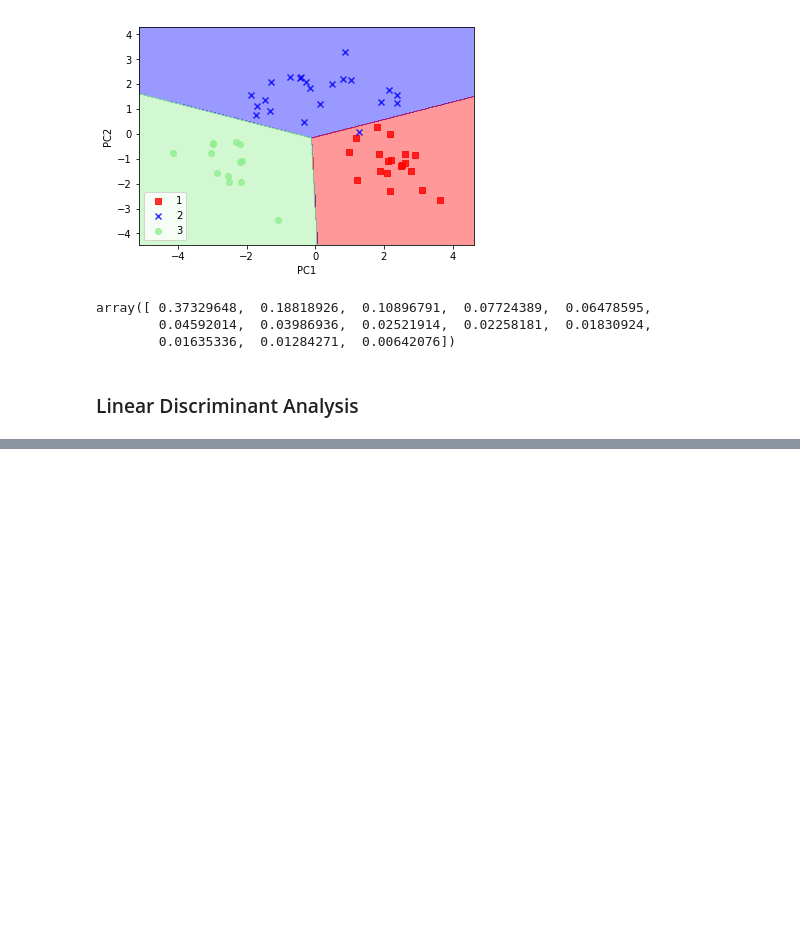
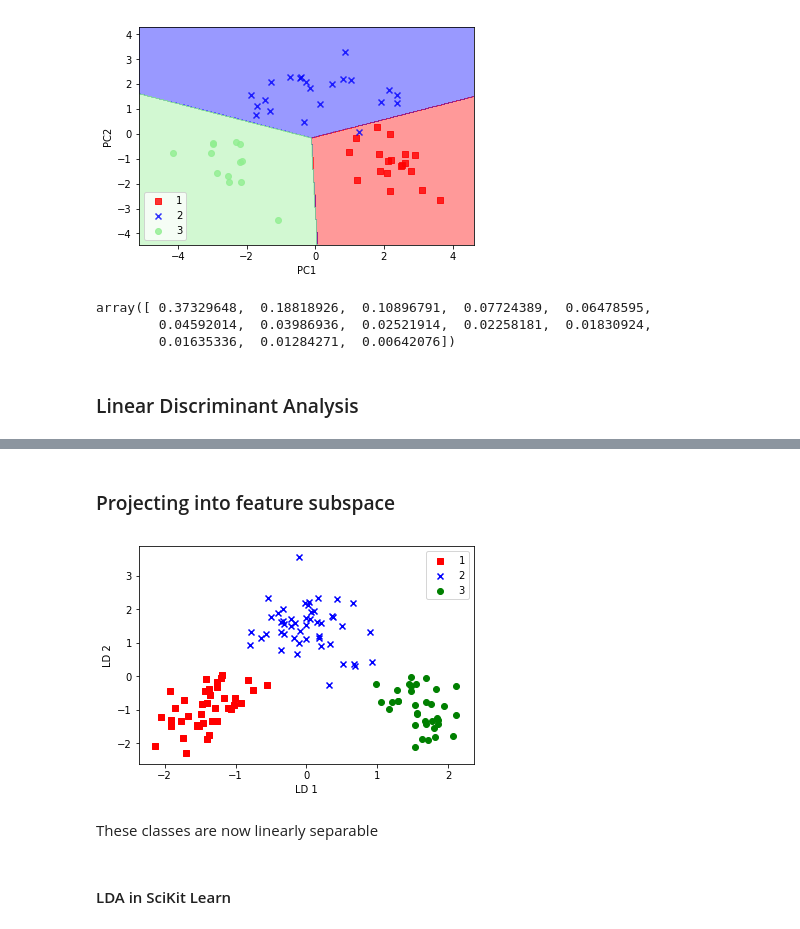
Before and after one commit to almoskowitz/Raschka_MLBook, a Jupyter notebook: Chapter 5 Compressing Data via Dimensionality Reduction.ipynb, the cells around one changed output, grey strips where cells are left out. Cells and saved outputs as stored; diff of their text form; code cells hidden in the pictures; blank space fills up the shorter version.

```diff
--- a/Chapter 5 Compressing Data via Dimensionality Reduction.ipynb
+++ b/Chapter 5 Compressing Data via Dimensionality Reduction.ipynb
@@ -150,0 +237,7 @@ array([ 0.37329648,  0.18818926,  0.10896791,  0.07724389,  0.06478595,
+# %%
+eigen_pairs = [(np.abs(eigen_vals[i]), eigen_vecs[:,i]) for i in range(len(eigen_vals))]
+eigen_pairs = sorted(eigen_pairs, key = lambda k: k[0], reverse =True)
+print 'Eigenvalues in decreasing order: \n'
+for eigen_val in eigen_pairs:
+    print(eigen_val[0])
+### This doesn't match the book for some reason... Need to figure out error
@@ -150,0 +277,5 @@ array([ 0.37329648,  0.18818926,  0.10896791,  0.07724389,  0.06478595,
+# %%
+## Stack eigenvecotrs to create transofromation matrix
+
+w = np.hstack((eigen_pairs[0][1][:, np.newaxis].real, eigen_pairs[1][1][:, np.newaxis].real))
+print 'Matrix W: \n', w
@@ -150,0 +297,2 @@ array([ 0.37329648,  0.18818926,  0.10896791,  0.07724389,  0.06478595,
+# %% [markdown]
+### Projecting into feature subspace
@@ -150,0 +301,18 @@ array([ 0.37329648,  0.18818926,  0.10896791,  0.07724389,  0.06478595,
+# %%
+X_train_lda = X_train_std.dot(w)
+colors = ['r', 'b', 'g']
+markers = ['s', 'x', 'o']
+for l, c, m in zip(np.unique(y_train), colors, markers):
+    plt.scatter(X_train_lda[y_train==l,0],
+               X_train_lda[y_train==l, 1],
+               c=c, label=l, marker = m)
+plt.xlabel('LD 1')
+plt.ylabel('LD 2')
+plt.legend(loc='upper right')
+plt.show()
+# %% [output]
+[figure, added]
+# %% [markdown]
+These classes are now linearly separable
+# %% [markdown]
+#### LDA in SciKit Learn
```
Also changed, not shown: parts of 24 cells of this notebook.
